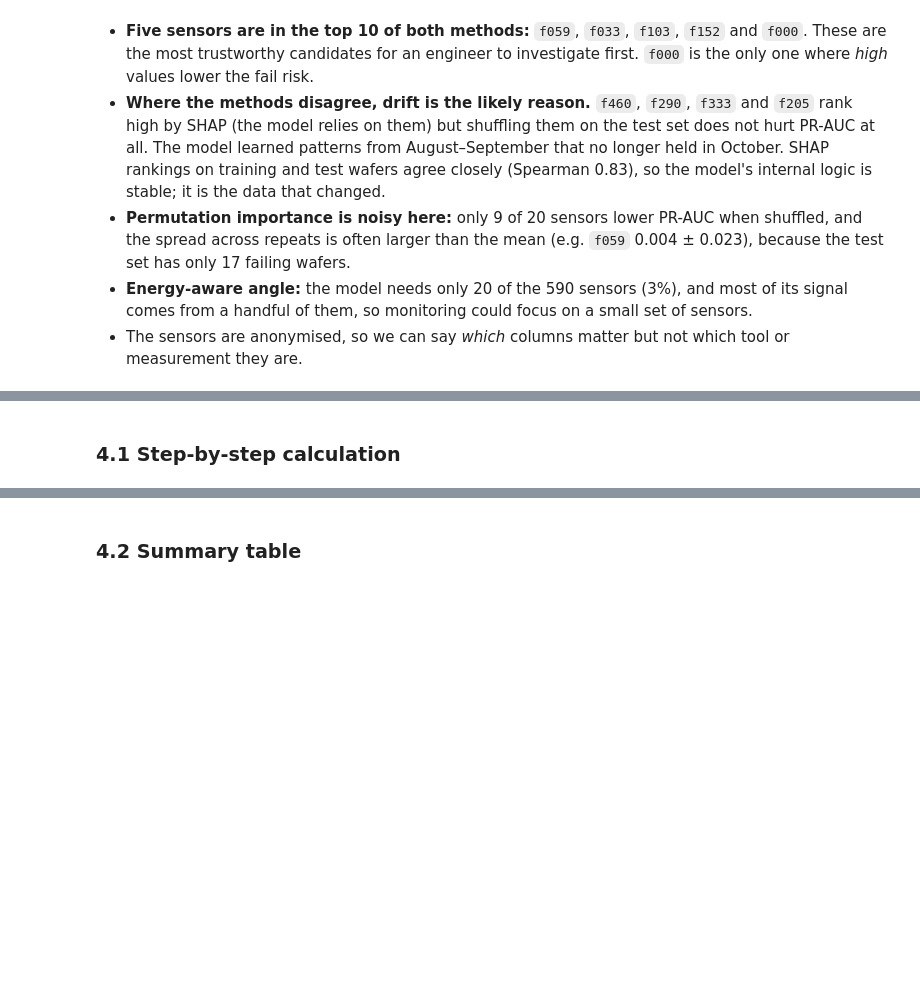
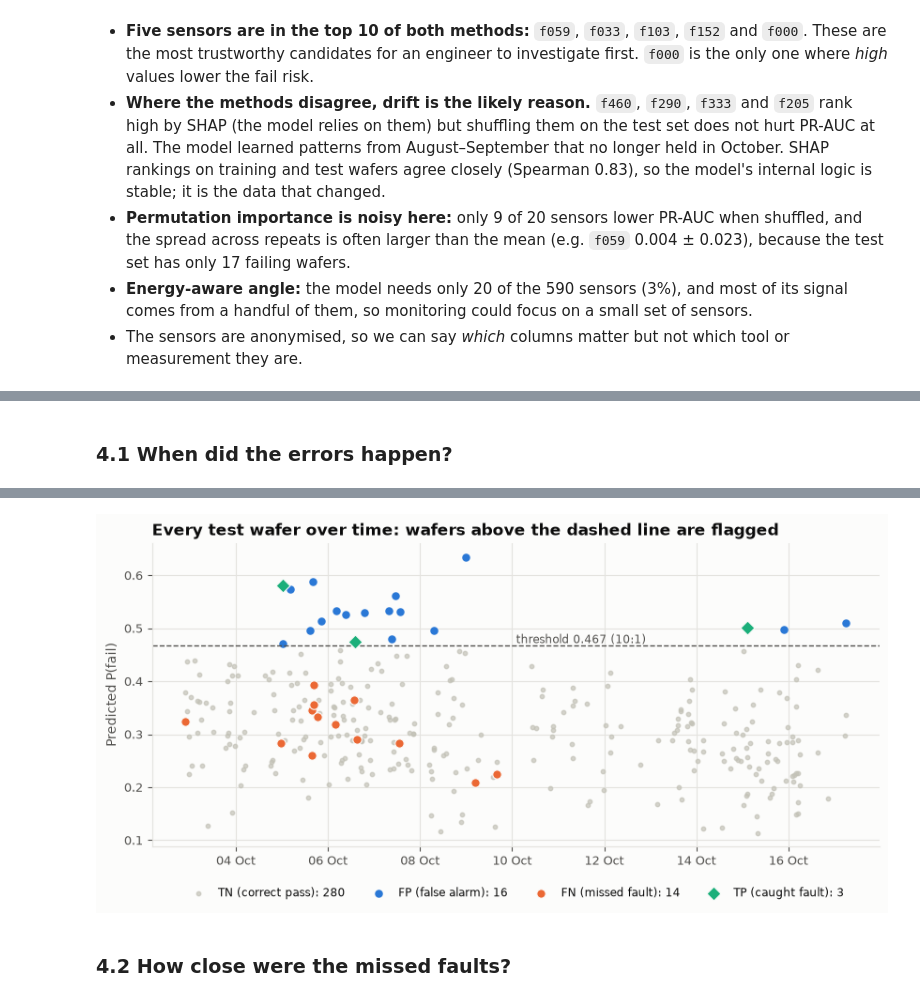
Before and after one commit to th4ifurXI/MachineLearning_Group11, a Jupyter notebook: notebooks/06_Interpretation.ipynb, the cells around one changed output, grey strips where cells are left out. Cells and saved outputs as stored; diff of their text form; code cells hidden in the pictures; blank space fills up the shorter version.

```diff
--- a/notebooks/06_Interpretation.ipynb
+++ b/notebooks/06_Interpretation.ipynb
@@ -87,9 +89,14 @@ negative values towards **pass**, and the contributions add up exactly to the pr
 `TreeExplainer` computes them exactly for the random forest.
 # %%
 explainer = shap.TreeExplainer(clf)
-sv_test = explainer.shap_values(A_test)[:, :, 1]          # class 1 = fail
-sv_train = explainer.shap_values(A_train)[:, :, 1]
-base = explainer.expected_value[1]
+
+def fail_class_shap(values):
+    """SHAP values for class 1 (fail). Newer shap returns (n, features, 2); older versions a list of 2 arrays."""
+    return values[1] if isinstance(values, list) else np.asarray(values)[:, :, 1]
+
+sv_test = fail_class_shap(explainer.shap_values(A_test))
+sv_train = fail_class_shap(explainer.shap_values(A_train))
+base = np.ravel(explainer.expected_value)[1]
 
 # Sanity check: base value + SHAP contributions = predicted fail probability
 assert np.allclose(base + sv_test.sum(axis=1), clf.predict_proba(A_test)[:, 1], atol=1e-6)
@@ -98,7 +105,7 @@ print('Check passed: base + sum of SHAP values = model probability for every tes
 
 shap_imp = pd.Series(np.abs(sv_test).mean(axis=0), index=FEATURES, name='mean_abs_shap').sort_values(ascending=False)
 shap_imp_train = pd.Series(np.abs(sv_train).mean(axis=0), index=FEATURES)
-rho = spearmanr(shap_imp, shap_imp_train[shap_imp.index]).statistic
+rho = spearmanr(shap_imp, shap_imp_train[shap_imp.index])[0]
 print(f'Rank agreement of SHAP importance, test vs training wafers: Spearman rho = {rho:.2f}')
 # %% [output]
 Base value (average forest output; ~0.5 because class weights balance the classes): 0.499
@@ -181,7 +189,7 @@ Sensors whose shuffling lowers PR-AUC on average: 9 of 20
 ## 3. Top 10 sensors – both methods together
 # %%
 # Direction: does a HIGH sensor value push towards fail? (Spearman correlation of value vs its SHAP value)
-direction = {f: spearmanr(Z_test[f], sv_test[:, FEATURES.index(f)]).statistic for f in FEATURES}
+direction = {f: spearmanr(Z_test[f], sv_test[:, FEATURES.index(f)])[0] for f in FEATURES}
 
 raw_missing = X_train[FEATURES].isna().mean() * 100
 label_r = X_train[FEATURES].corrwith(y_train)
@@ -316,34 +324,32 @@ N_TEST = len(y_test)
 # %% [markdown]
-### 4.1 Step-by-step calculation
+### 4.1 When did the errors happen?
 # %%
-r_cm = WAFER_DIAMETER_MM / 10 / 2
-area = math.pi * r_cm ** 2
-E_wafer = ENERGY_PER_CM2_KWH * area
-E_insp = INSPECTION_FRACTION * E_wafer
+week = err['timestamp'].dt.to_period('W').dt.start_time
+by_week = pd.crosstab(week.rename('week starting'), err['outcome']).reindex(columns=OUTCOMES, fill_value=0)
+by_week.index = by_week.index.strftime('%d %b')            # crosstab sorts by date; format after sorting
+by_week['wafers'] = by_week.sum(axis=1)
+by_week['recall'] = (by_week[OUTCOMES[0]] / (by_week[OUTCOMES[0]] + by_week[OUTCOMES[1]])).round(2)
+print(by_week.to_string())
 
-print('Step 1 - Wafer area')
-print(f'  radius = {WAFER_DIAMETER_MM} mm / 2 = {r_cm:.0f} cm')
-print(f'  area   = pi x r^2 = pi x {r_cm:.0f}^2 = {area:.2f} cm^2\n')
-
-print('Step 2 - Fabrication energy for one wafer')
-print(f'  E_wafer = {ENERGY_PER_CM2_KWH} kWh/cm^2 x {area:.2f} cm^2 = {E_wafer:.1f} kWh\n')
-
-print('Step 3 - Energy of one extra inspection (assumption)')
-print(f'  E_inspection = {INSPECTION_FRACTION:.0%} x {E_wafer:.1f} kWh = {E_insp:.2f} kWh\n')
-
-print('Step 4 - Model results on the test set (10:1 threshold)')
-print(f'  {N_TEST} wafers: TP = {TP} faults caught, FP = {FP} false alarms, FN = {FN} faults missed\n')
-
-print('Step 5 - Saving at each detection point')
-for s in STAGES:
-    E_rem = (1 - s) * E_wafer
-    gross = TP * E_rem
-    insp = FP * E_insp
-    net = gross - insp
-    print(f'  Detection at {s:.0%} of the process')
-    print(f'    E_remaining = (1 - {s:.2f}) x {E_wafer:.1f} = {E_rem:.1f} kWh per wafer')
-    print(f'    TP x E_remaining  = {TP} x {E_rem:.1f} = {gross:,.1f} kWh')
-    print(f'    FP x E_inspection = {FP} x {E_insp:.2f} = {insp:,.1f} kWh')
-    print(f'    E_saved = {gross:,.1f} - {insp:,.1f} = {net:,.1f} kWh')
-    print(f'    CO2e avoided = {net:,.1f} kWh x {GRID_KG_CO2E_PER_KWH} kg/kWh = {net * GRID_KG_CO2E_PER_KWH:,.1f} kg\n')
+OUT_STYLE = {
+    'TN (correct pass)': dict(color='#c3c2b7', s=10, zorder=1, alpha=0.7),
+    'FP (false alarm)':  dict(color=CATEGORICAL[0], s=26, zorder=2),
+    'FN (missed fault)': dict(color=CATEGORICAL[1], s=46, zorder=3, edgecolor=SURFACE, linewidth=0.8),
+    'TP (caught fault)': dict(color=CATEGORICAL[2], s=58, zorder=4, edgecolor=SURFACE, linewidth=0.8, marker='D'),
+}
+fig, ax = plt.subplots(figsize=(10, 4.2))
+for o in ['TN (correct pass)', 'FP (false alarm)', 'FN (missed fault)', 'TP (caught fault)']:
+    d = err[err['outcome'] == o]
+    ax.scatter(d['timestamp'], d['p_fail'], label=f'{o}: {len(d)}', **OUT_STYLE[o])
+ax.axhline(THRESHOLD, color=REF_LINE_COLOR, linestyle='--', linewidth=1)
+ax.text(pd.Timestamp('2008-10-11 12:00'), THRESHOLD, f'threshold {THRESHOLD:.3f} (10:1)', va='bottom',
+        ha='center', fontsize=8.5, color=TEXT_SECONDARY)
+ax.set_ylabel('Predicted P(fail)')
+ax.set_title('Every test wafer over time: wafers above the dashed line are flagged')
+import matplotlib.dates as mdates
+ax.xaxis.set_major_locator(mdates.DayLocator(interval=2))
+ax.xaxis.set_major_formatter(mdates.DateFormatter('%d %b'))
+ax.legend(loc='upper center', bbox_to_anchor=(0.5, -0.1), ncol=4, fontsize=8.5)
+save_fig(fig, '06_error_timeline')
+plt.show()
 # %% [output]
@@ -367,3 +361,4 @@ Step 4 - Model results on the test set (10:1 threshold)
+[figure, added]
 # %% [markdown]
-### 4.2 Summary table
+### 4.2 How close were the missed faults?
 # %%
```
Also changed, not shown: parts of 29 cells of this notebook, 4 other files.
